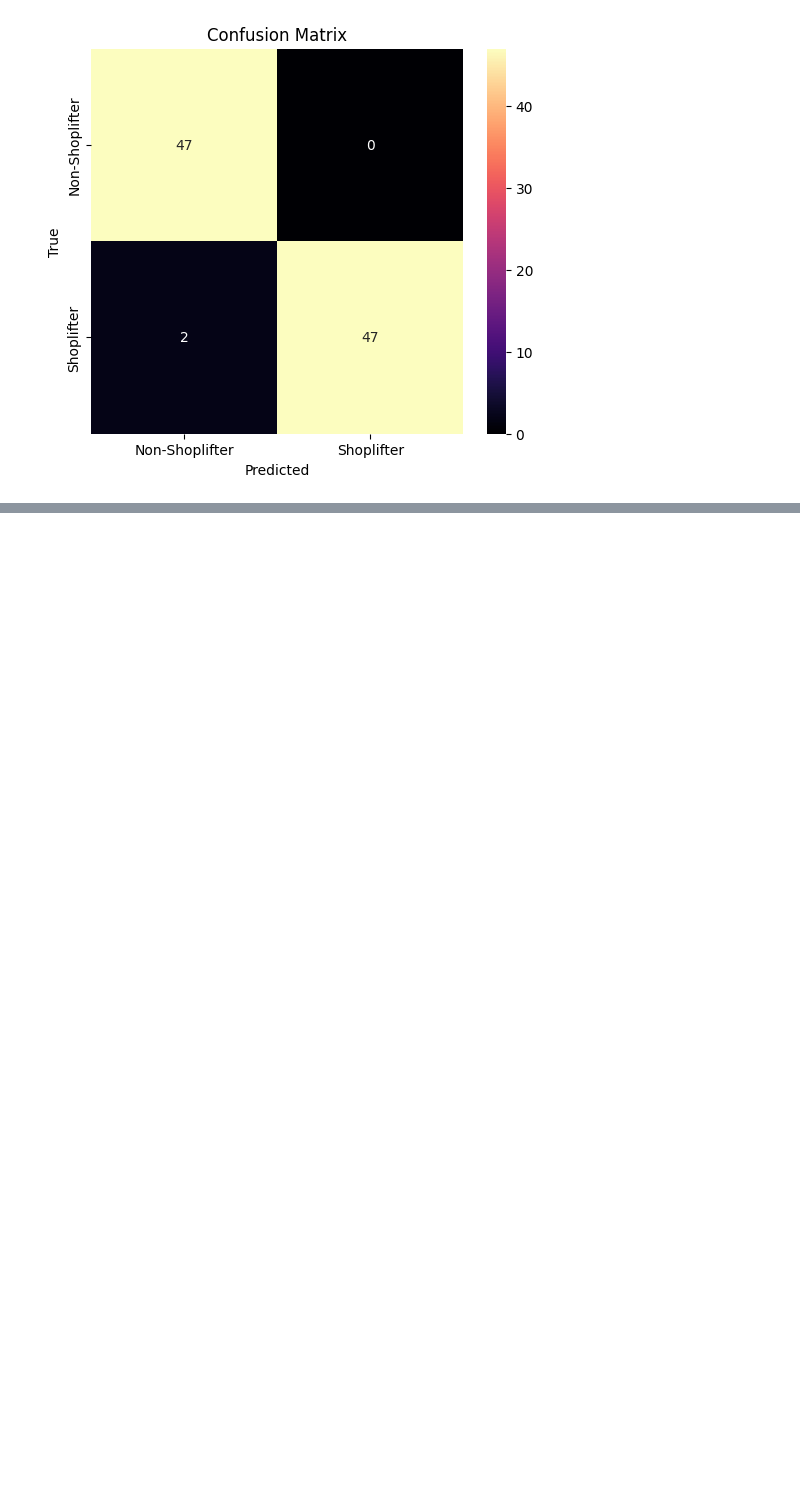
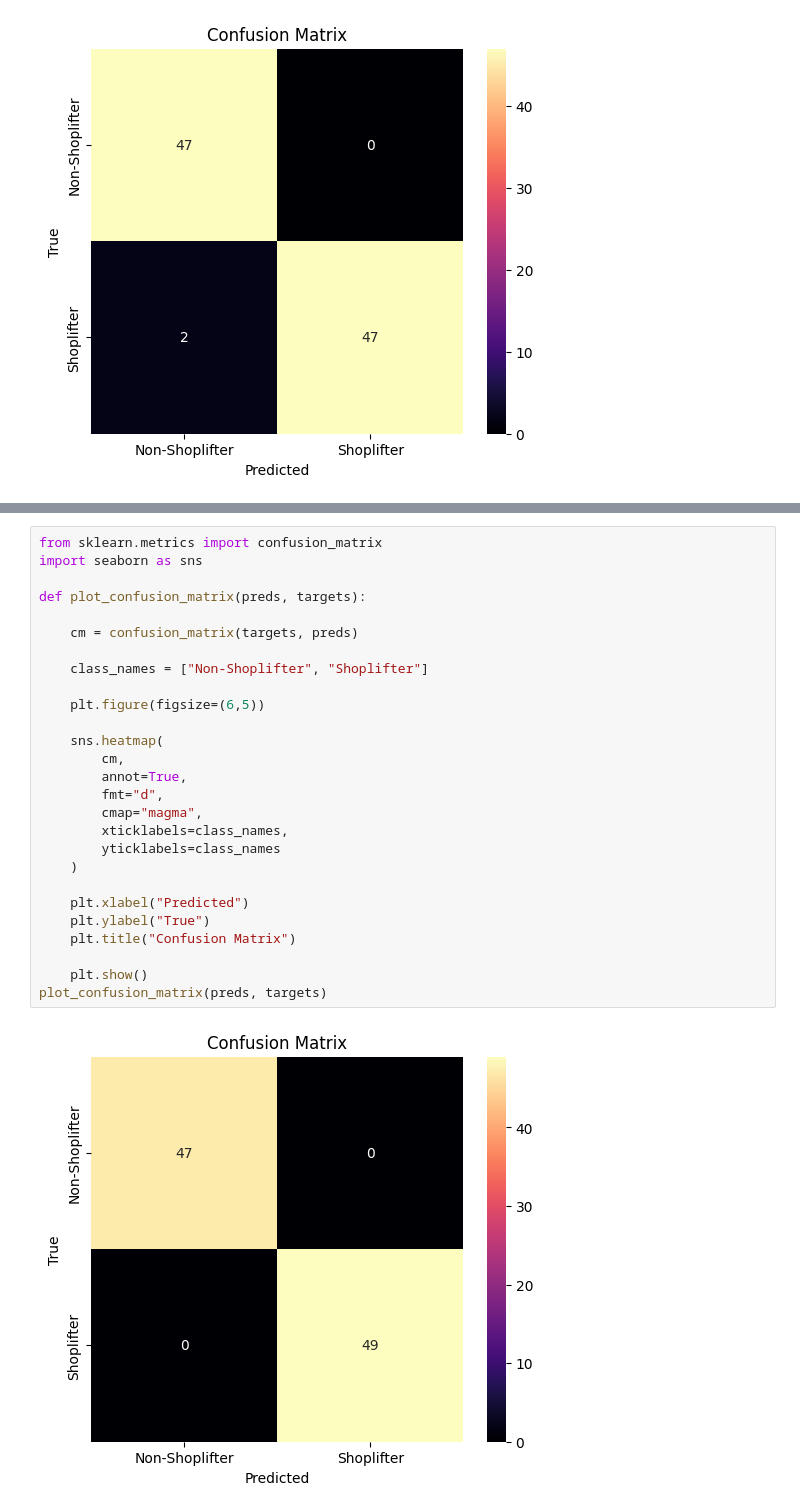
Before and after one commit to tamer-elkoT/Shoplifting_Detection, a Jupyter notebook: ml_pipeline/Notebooks/TimeSformer.ipynb, the cells around one changed output, grey strips where cells are left out. Saved outputs shown, nothing was run; the diff lists cells and outputs as text; blank space fills up the shorter version.

```diff
--- a/ml_pipeline/Notebooks/TimeSformer.ipynb
+++ b/ml_pipeline/Notebooks/TimeSformer.ipynb
@@ -546,0 +665,29 @@ plot_confusion_matrix(preds, targets)
+# %%
+from sklearn.metrics import confusion_matrix
+import seaborn as sns
+
+def plot_confusion_matrix(preds, targets):
+
+    cm = confusion_matrix(targets, preds)
+
+    class_names = ["Non-Shoplifter", "Shoplifter"]
+
+    plt.figure(figsize=(6,5))
+
+    sns.heatmap(
+        cm,
+        annot=True,
+        fmt="d",
+        cmap="magma",
+        xticklabels=class_names,
+        yticklabels=class_names
+    )
+
+    plt.xlabel("Predicted")
+    plt.ylabel("True")
+    plt.title("Confusion Matrix")
+
+    plt.show()
+plot_confusion_matrix(preds, targets)
+# %% [output]
+[figure, added]
```
Also changed, not shown: parts of 9 cells of this notebook.
